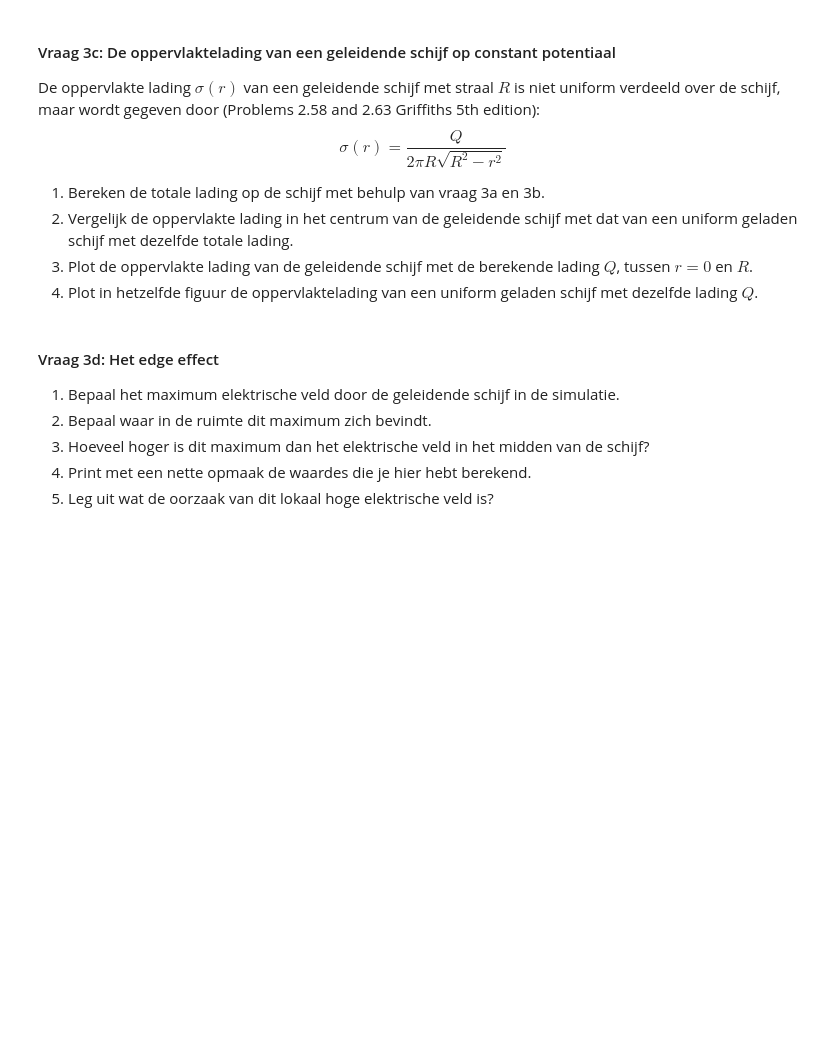
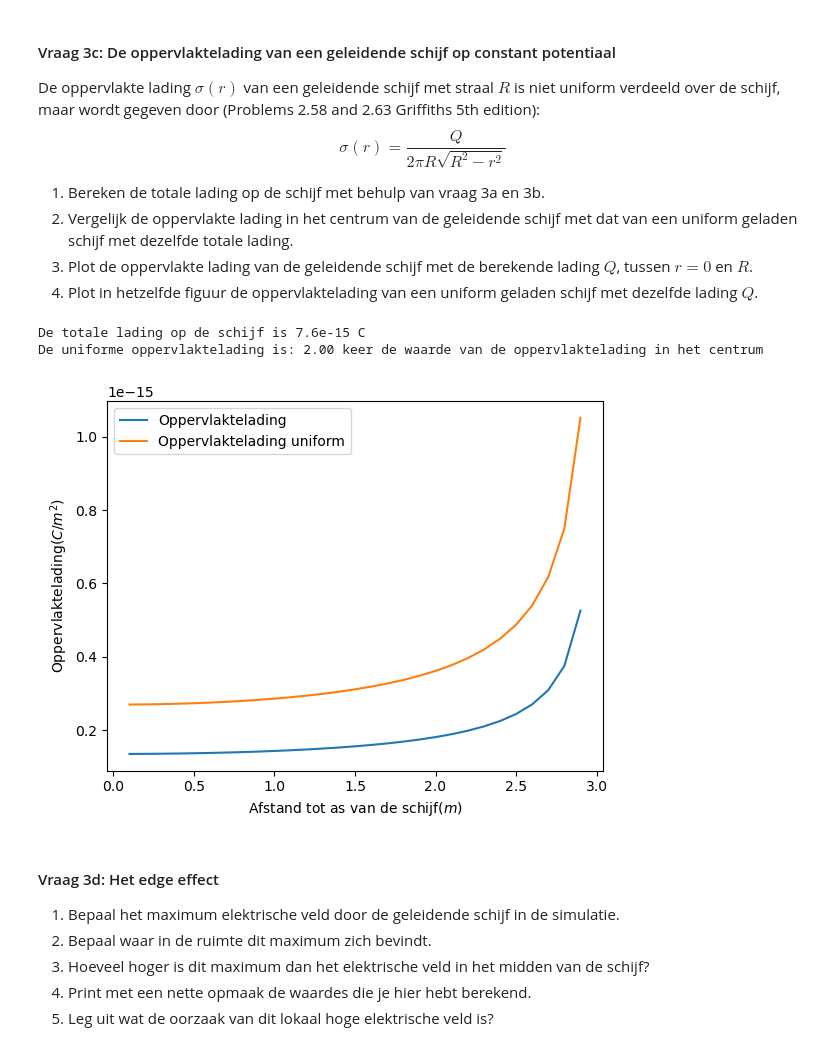
Before and after one commit to Fynn-Vrolijk123/DEF-D-Fynn-Vrolijk, a Jupyter notebook: DigitaleOntwerpopdrachten/1CondensatorOpdracht/CondensatorOntwerpopdracht.ipynb, the cells around one changed output. Cells and saved outputs as stored; diff of their text form; code cells hidden in the pictures; blank space fills up the shorter version.

```diff
--- a/DigitaleOntwerpopdrachten/1CondensatorOpdracht/CondensatorOntwerpopdracht.ipynb
+++ b/DigitaleOntwerpopdrachten/1CondensatorOpdracht/CondensatorOntwerpopdracht.ipynb
@@ -354,9 +354,26 @@ $$\sigma(r) = \frac{Q}{2 \pi R \sqrt{R^2 - r^2}}$$
 3. Plot de oppervlakte lading van de geleidende schijf met de berekende lading $Q$, tussen $r = 0$ en $R$.
 4. Plot in hetzelfde figuur de oppervlaktelading van een uniform geladen schijf met dezelfde lading $Q$.
 # %%
-###
-###Jouw code hier###
-###
+Q_3c = sigma*2*np.pi*disk_radius*np.sqrt(disk_radius**2-r_for_E[schijf]**2)
+print(f"De totale lading op de schijf is {Q_3c:.2g} C") #1.
+
+sigma_uni = Q_3c/(np.pi*disk_radius**2)
+verhouding = sigma_uni/sigma
+print(f"De uniforme oppervlaktelading is: {verhouding:.2f} keer de waarde van de oppervlaktelading in het centrum") #2.
+
+sigma_plot = Q_3c/(2*np.pi*disk_radius*np.sqrt(disk_radius**2-r_for_E[r_for_E!=disk_radius]**2))
+sigma_plot_uni = Q_3c/(np.pi*disk_radius*np.sqrt(disk_radius**2-r_for_E[r_for_E!=disk_radius]**2))
+plt.figure()
+plt.plot(r_for_E[r_for_E!=disk_radius],sigma_plot, label = 'Oppervlaktelading')#3.
+plt.plot(r_for_E[r_for_E!=disk_radius],sigma_plot_uni, label = 'Oppervlaktelading uniform')#4.
+plt.xlabel('Afstand tot as van de schijf($m$)')
+plt.ylabel('Oppervlaktelading($C/m^2$)')
+plt.legend()
+plt.show()
+# %% [output]
+De totale lading op de schijf is 7.6e-15 C
+De uniforme oppervlaktelading is: 2.00 keer de waarde van de oppervlaktelading in het centrum
+[figure, added]
 # %% [markdown]
 #### Vraag 3d: Het edge effect
 
```
Also changed, not shown: parts of 1 cell of this notebook.
